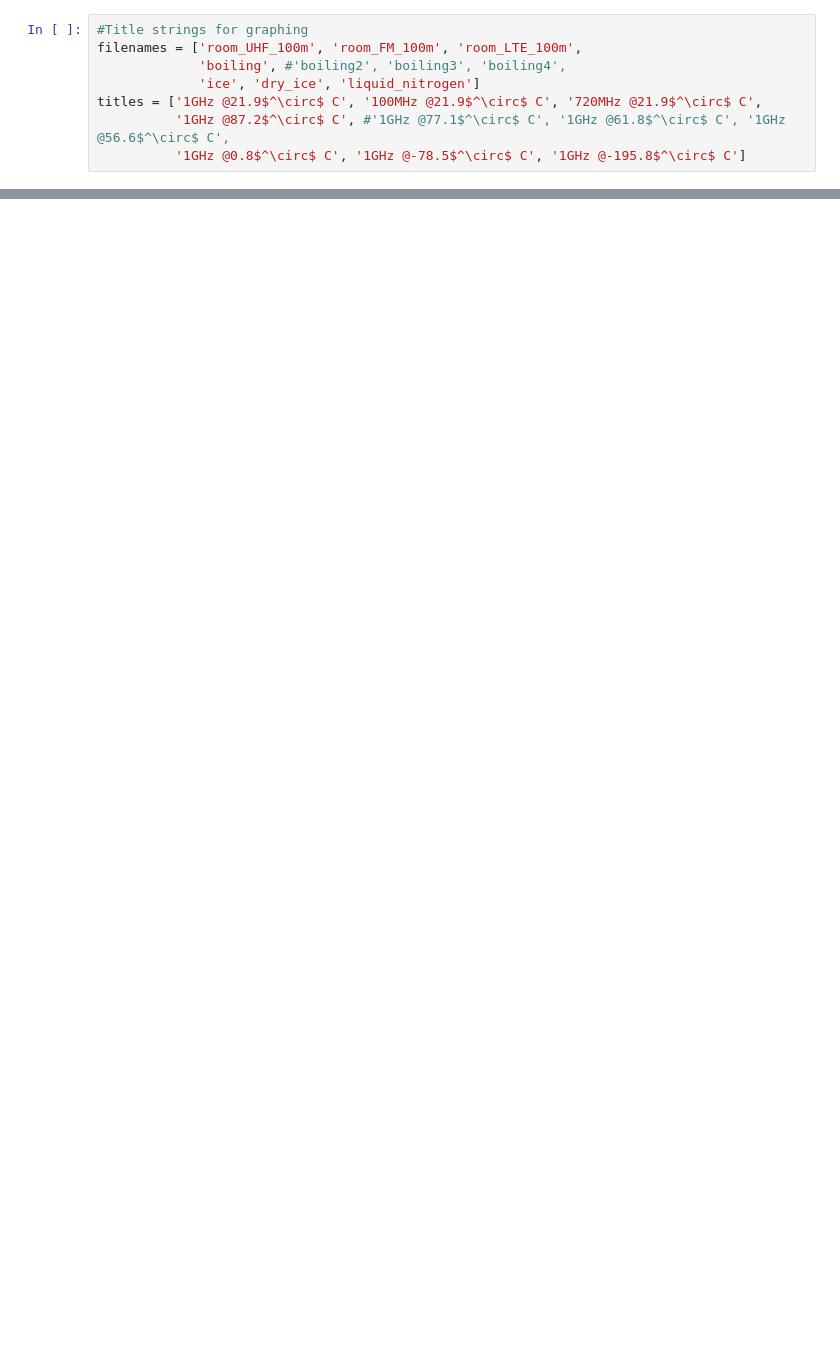
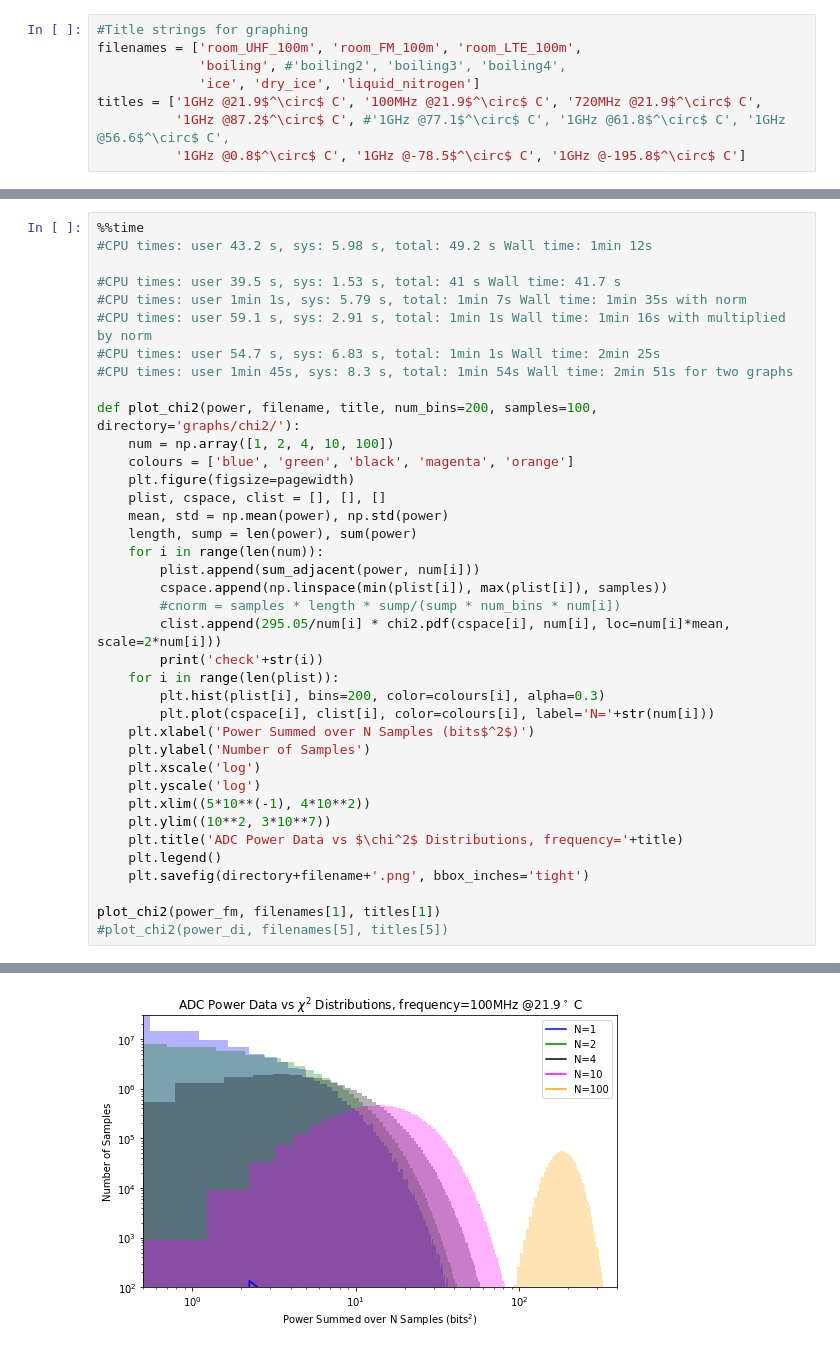
Before and after one commit to hansenjiang/AST326, a Jupyter notebook: 2/single.ipynb, the cells around one changed output, grey strips where cells are left out. Cells and saved outputs as stored; diff of their text form; blank space fills up the shorter version.

```diff
--- a/2/single.ipynb
+++ b/2/single.ipynb
@@ -152,0 +96,39 @@ Wall time: 18.1 s
+# %%
+%%time
+#CPU times: user 43.2 s, sys: 5.98 s, total: 49.2 s Wall time: 1min 12s
+
+#CPU times: user 39.5 s, sys: 1.53 s, total: 41 s Wall time: 41.7 s
+#CPU times: user 1min 1s, sys: 5.79 s, total: 1min 7s Wall time: 1min 35s with norm
+#CPU times: user 59.1 s, sys: 2.91 s, total: 1min 1s Wall time: 1min 16s with multiplied by norm
+#CPU times: user 54.7 s, sys: 6.83 s, total: 1min 1s Wall time: 2min 25s
+#CPU times: user 1min 45s, sys: 8.3 s, total: 1min 54s Wall time: 2min 51s for two graphs
+
+def plot_chi2(power, filename, title, num_bins=200, samples=100, directory='graphs/chi2/'):
+    num = np.array([1, 2, 4, 10, 100])
+    colours = ['blue', 'green', 'black', 'magenta', 'orange']
+    plt.figure(figsize=pagewidth)
+    plist, cspace, clist = [], [], []
+    mean, std = np.mean(power), np.std(power)
+    length, sump = len(power), sum(power)
+    for i in range(len(num)):
+        plist.append(sum_adjacent(power, num[i]))
+        cspace.append(np.linspace(min(plist[i]), max(plist[i]), samples))
+        #cnorm = samples * length * sump/(sump * num_bins * num[i])
+        clist.append(295.05/num[i] * chi2.pdf(cspace[i], num[i], loc=num[i]*mean, scale=2*num[i]))
+        print('check'+str(i))
+    for i in range(len(plist)):
+        plt.hist(plist[i], bins=200, color=colours[i], alpha=0.3)
+        plt.plot(cspace[i], clist[i], color=colours[i], label='N='+str(num[i]))
+    plt.xlabel('Power Summed over N Samples (bits$^2$)')
+    plt.ylabel('Number of Samples')
+    plt.xscale('log')
+    plt.yscale('log')
+    plt.xlim((5*10**(-1), 4*10**2))
+    plt.ylim((10**2, 3*10**7))
+    plt.title('ADC Power Data vs $\chi^2$ Distributions, frequency='+title)
+    plt.legend()
+    plt.savefig(directory+filename+'.png', bbox_inches='tight')
+
+plot_chi2(power_fm, filenames[1], titles[1])
+#plot_chi2(power_di, filenames[5], titles[5])
+# %% [output]
@@ -152,0 +142 @@ Wall time: 18.1 s
+[figure, added]
```
Also changed, not shown: parts of 10 cells of this notebook.
